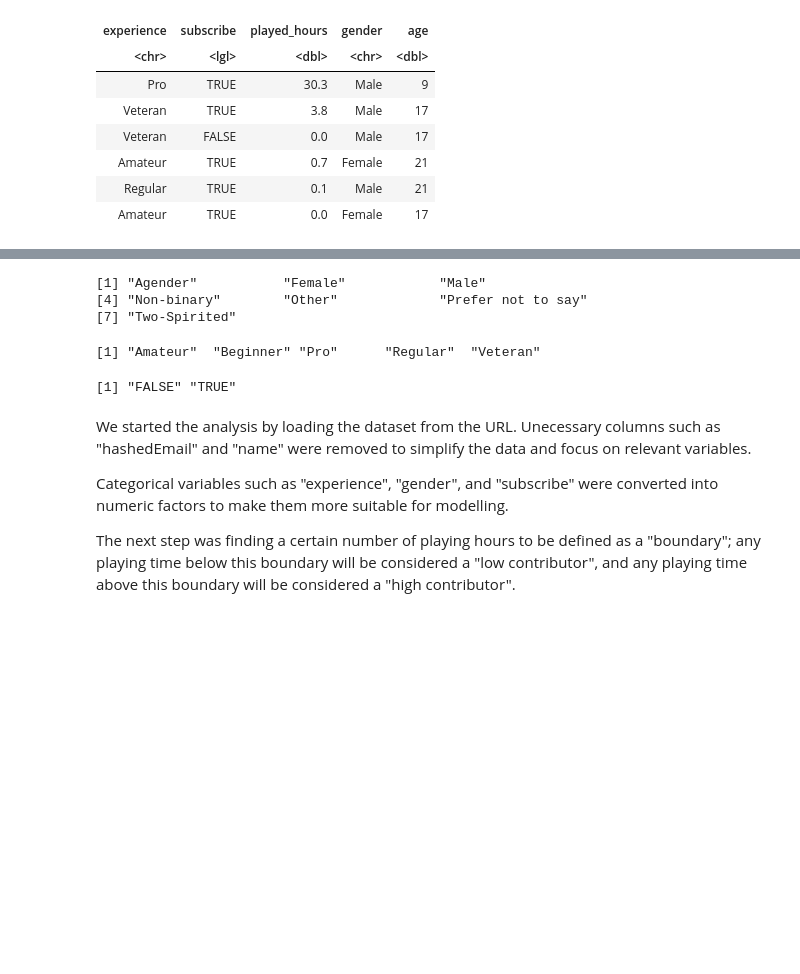
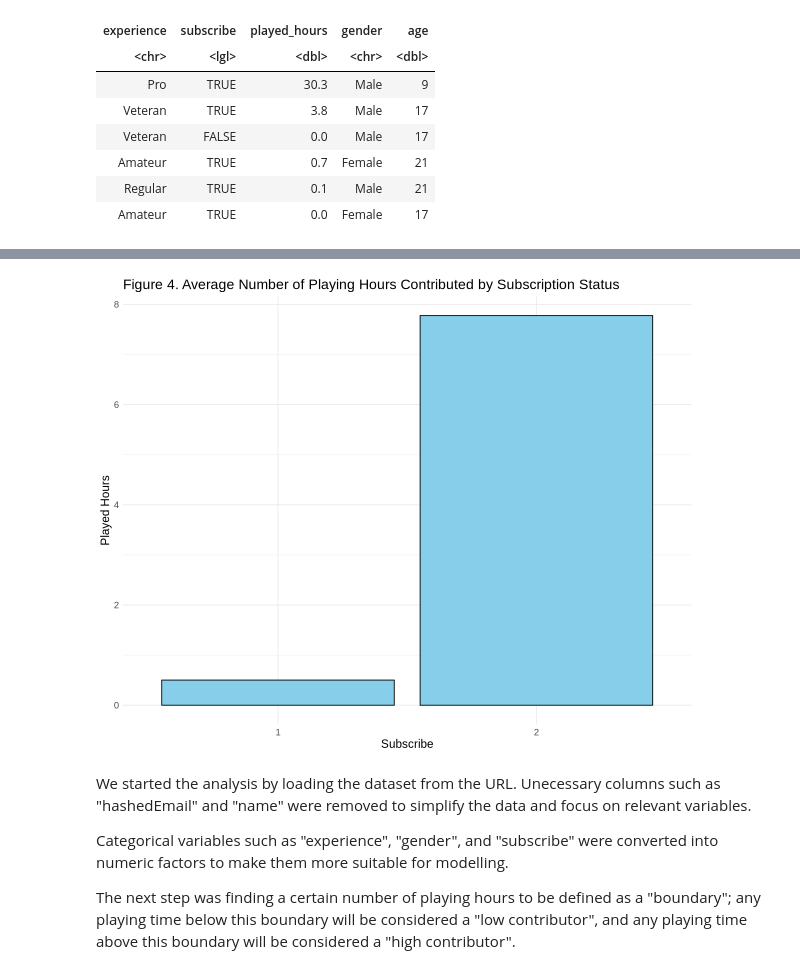
Before and after one commit to Sarthak0910/DSCI_Project_01, a Jupyter notebook: DSCI100_Group_Project_Code.ipynb, the cells around one changed output, grey strips where cells are left out. Saved outputs shown, nothing was run; the diff lists cells and outputs as text; code cells hidden in the pictures; blank space fills up the shorter version.

```diff
--- a/DSCI100_Group_Project_Code.ipynb
+++ b/DSCI100_Group_Project_Code.ipynb
@@ -125,20 +109,27 @@ ggplot(subscribe_summary, aes(x = subscribe, y = total_hours)) +
+# %%
+options(repr.plot.width = 10, repr.plot.height = 8)
+subscribe_summary <- players_tidy |>
+  group_by(subscribe) |>
+  summarize(avg_hours = mean(played_hours, na.rm = TRUE))
+
+# Create the bar graph
+ggplot(subscribe_summary, aes(x = subscribe, y = avg_hours)) +
+  geom_bar(stat = "identity", fill = "skyblue", color = "black") +
+  labs(
+    title = "Figure 4. Average Number of Playing Hours Contributed by Subscription Status",
+    x = "Subscribe",
+    y = "Played Hours"
+  ) +
+  theme_minimal() +
+  theme(text = element_text(size = 14))
+# %% [output]
+[figure, added]
 # %%
 #convert the character variables to factor variables so they can be used as categories for KNN classification
 players_tidy <- players_tidy |>
     mutate(experience = as.factor(experience),
            gender = as.factor(gender),
            subscribe = as.factor(subscribe))
-
-#record the levels
-levels(players_tidy$gender)
-levels(players_tidy$experience)
-levels(players_tidy$subscribe)
-# %% [output]
-[1] "Agender"           "Female"            "Male"
-[4] "Non-binary"        "Other"             "Prefer not to say"
-[7] "Two-Spirited"
-[1] "Amateur"  "Beginner" "Pro"      "Regular"  "Veteran"
-[1] "FALSE" "TRUE"
 # %%
 #assign numerical values to the experience, and gender variables so they can be used to calculate distances between points in KNN classification
 players_tidy <- players_tidy |>
```
Also changed, not shown: parts of 8 cells of this notebook.
